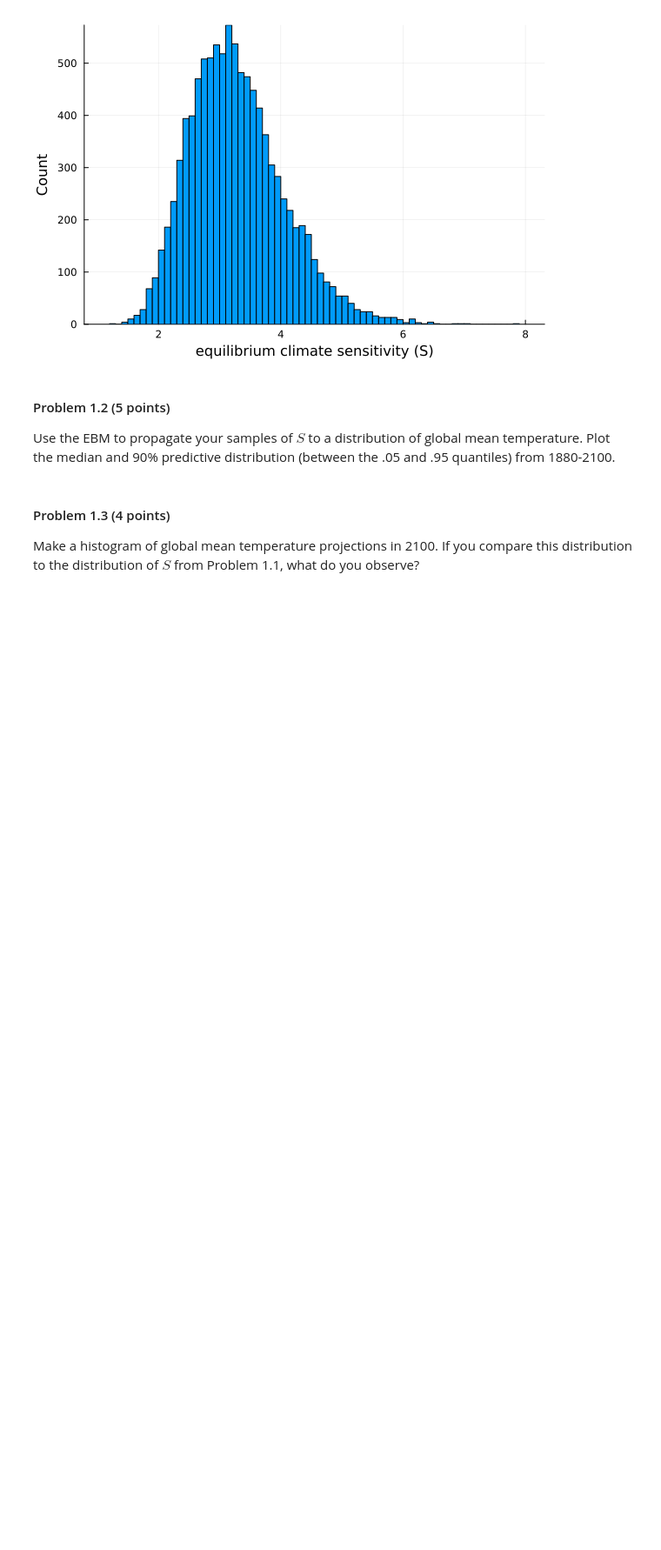
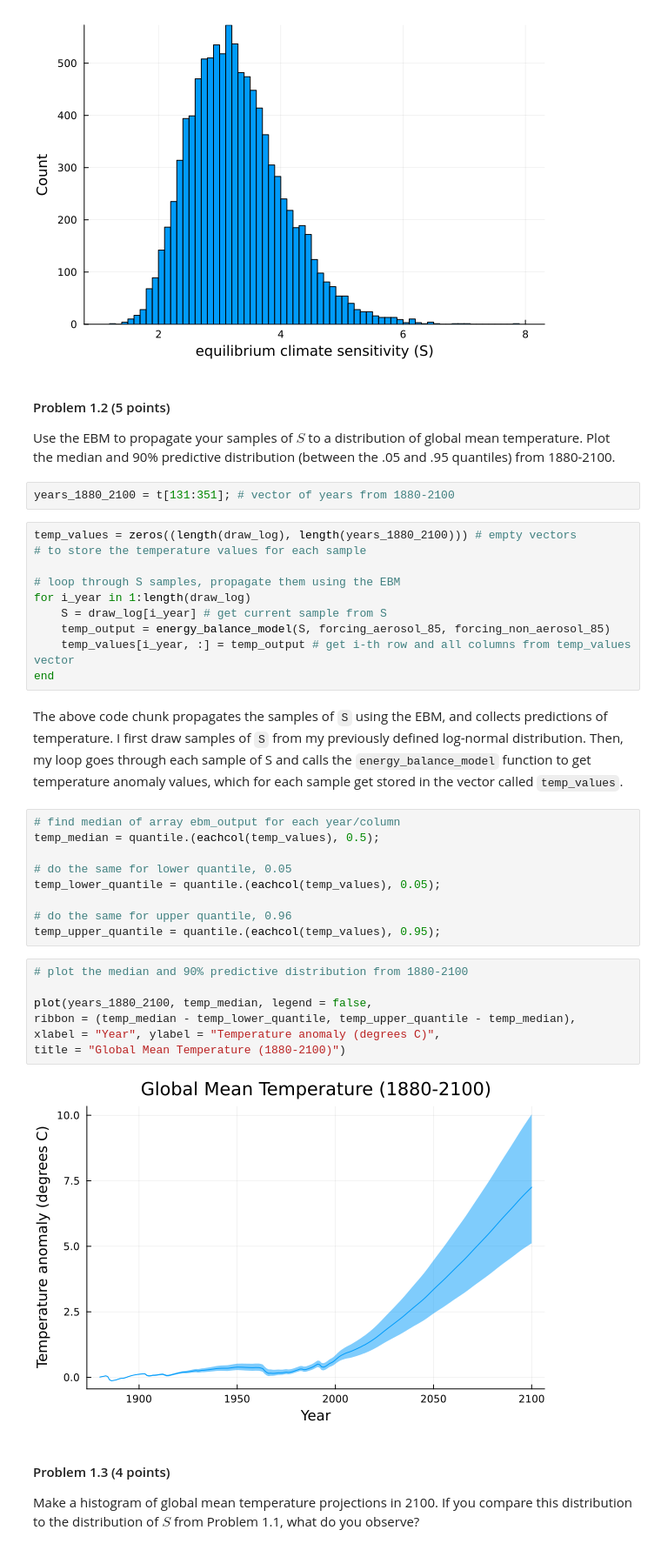
Before and after one commit to BEE4750-FA23/hw3-christinemswanson, a Jupyter notebook: hw03.ipynb, the cells around one changed output. Shown at 87% size. Saved outputs shown, nothing was run; the diff lists cells and outputs as text; blank space fills up the shorter version.

```diff
--- a/hw03.ipynb
+++ b/hw03.ipynb
@@ -171,6 +171,38 @@ histogram(draw_log, xlabel = "equilibrium climate sensitivity (S)", ylabel = "Co
 Use the EBM to propagate your samples of $S$ to a distribution of global
 mean temperature. Plot the median and 90% predictive distribution
 (between the .05 and .95 quantiles) from 1880-2100.
+# %%
+years_1880_2100 = t[131:351]; # vector of years from 1880-2100
+# %%
+temp_values = zeros((length(draw_log), length(years_1880_2100))) # empty vectors
+# to store the temperature values for each sample
+
+# loop through S samples, propagate them using the EBM
+for i_year in 1:length(draw_log)
+    S = draw_log[i_year] # get current sample from S
+    temp_output = energy_balance_model(S, forcing_aerosol_85, forcing_non_aerosol_85)
+    temp_values[i_year, :] = temp_output # get i-th row and all columns from temp_values vector
+end
+# %% [markdown]
+The above code chunk propagates the samples of `S` using the EBM, and collects predictions of temperature. I first draw samples of `S` from my previously defined log-normal distribution. Then, my loop goes through each sample of S and calls the `energy_balance_model` function to get temperature anomaly values, which for each sample get stored in the vector called `temp_values`.
+# %%
+# find median of array ebm_output for each year/column
+temp_median = quantile.(eachcol(temp_values), 0.5);
+
+# do the same for lower quantile, 0.05
+temp_lower_quantile = quantile.(eachcol(temp_values), 0.05);
+
+# do the same for upper quantile, 0.96
+temp_upper_quantile = quantile.(eachcol(temp_values), 0.95);
+# %%
+# plot the median and 90% predictive distribution from 1880-2100
+
+plot(years_1880_2100, temp_median, legend = false,
+ribbon = (temp_median - temp_lower_quantile, temp_upper_quantile - temp_median),
+xlabel = "Year", ylabel = "Temperature anomaly (degrees C)",
+title = "Global Mean Temperature (1880-2100)")
+# %% [output]
+[figure, added]
 # %% [markdown]
 #### Problem 1.3 (4 points)
 
```
Also changed, not shown: parts of 1 cell of this notebook.
